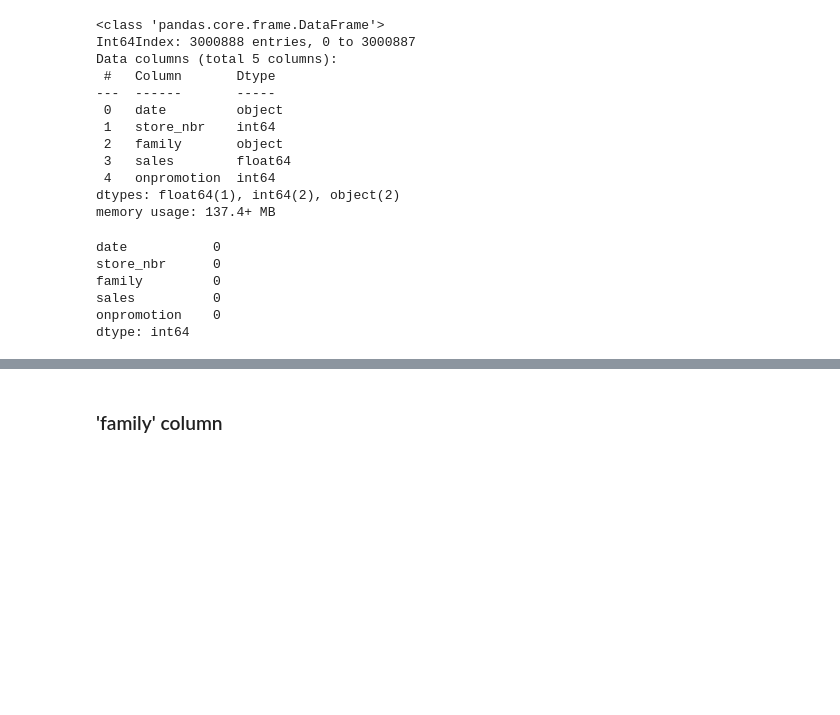
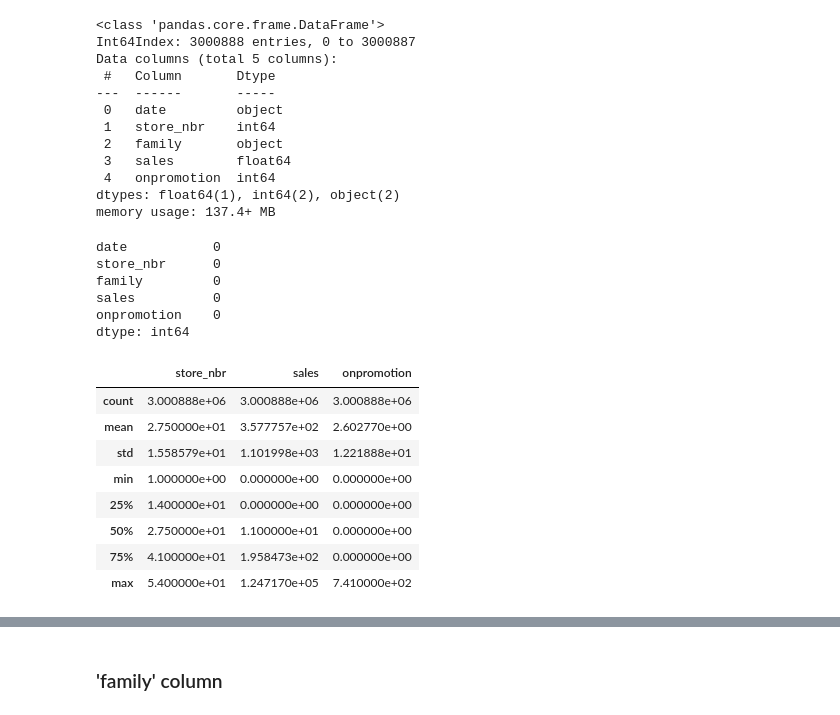
Before and after one commit to kwonowk/store-sales-forecast_kaggle, a Jupyter notebook: forecast.ipynb, the cells around one changed output, grey strips where cells are left out. Cells and saved outputs as stored; diff of their text form; code cells hidden in the pictures; blank space fills up the shorter version.

```diff
--- a/forecast.ipynb
+++ b/forecast.ipynb
@@ -49,3 +50,16 @@ family         0
 sales          0
 onpromotion    0
 dtype: int64
+# %%
+# Checking minimum values and maximum values of numeric columns
+sales.describe()
+# %% [output]
+|  | store_nbr | sales | onpromotion |
+| count | 3.000888e+06 | 3.000888e+06 | 3.000888e+06 |
+| mean | 2.750000e+01 | 3.577757e+02 | 2.602770e+00 |
+| std | 1.558579e+01 | 1.101998e+03 | 1.221888e+01 |
+| min | 1.000000e+00 | 0.000000e+00 | 0.000000e+00 |
+| 25% | 1.400000e+01 | 0.000000e+00 | 0.000000e+00 |
+| 50% | 2.750000e+01 | 1.100000e+01 | 0.000000e+00 |
+| 75% | 4.100000e+01 | 1.958473e+02 | 0.000000e+00 |
+| max | 5.400000e+01 | 1.247170e+05 | 7.410000e+02 |
```
Also changed, not shown: parts of 6 cells of this notebook.
